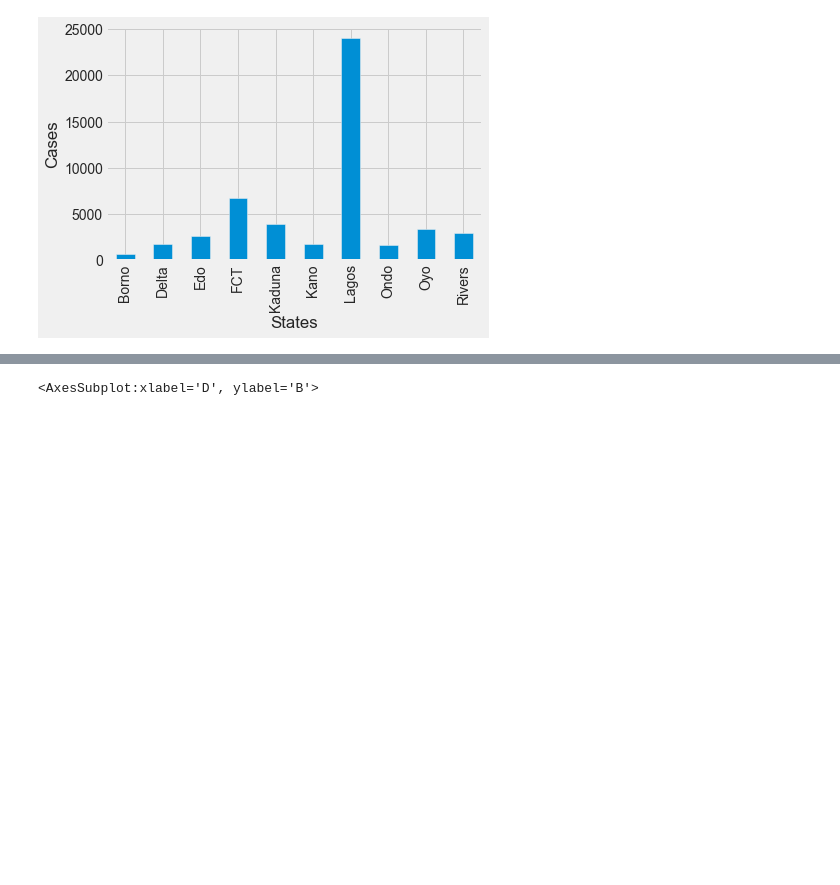
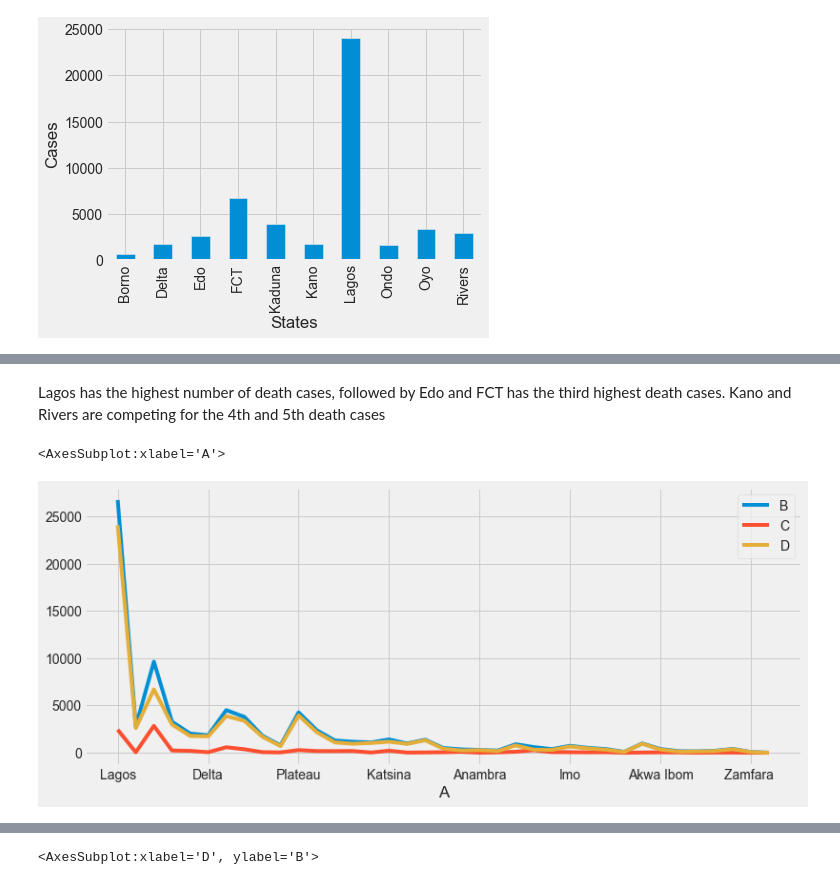
Before and after one commit to Obasteve/covid19dataanalysis, a Jupyter notebook: COVID19DATAANALYSIS.ipynb, the cells around one changed output, grey strips where cells are left out. Drawn from its saved outputs; the diff is of its cells as text; code cells hidden in the pictures; blank space fills up the shorter version.

```diff
--- a/COVID19DATAANALYSIS.ipynb
+++ b/COVID19DATAANALYSIS.ipynb
@@ -265,0 +278,7 @@ No. of Cases (Lab Confirmed)	No. of Cases (on admission)	No. Discharged	No. of D
+# %% [markdown]
+Lagos has the highest number of death cases, followed by Edo and FCT has the third highest death cases. Kano and Rivers are competing for the 4th and 5th death cases
+# %%
+df_covidnig_cases.plot(kind='line', x= 'A', y=['B','C','D'], figsize=(12,5))
+# %% [output]
+<AxesSubplot:xlabel='A'>
+[figure, added]
```
Also changed, not shown: parts of 54 cells of this notebook, 1 other file.
